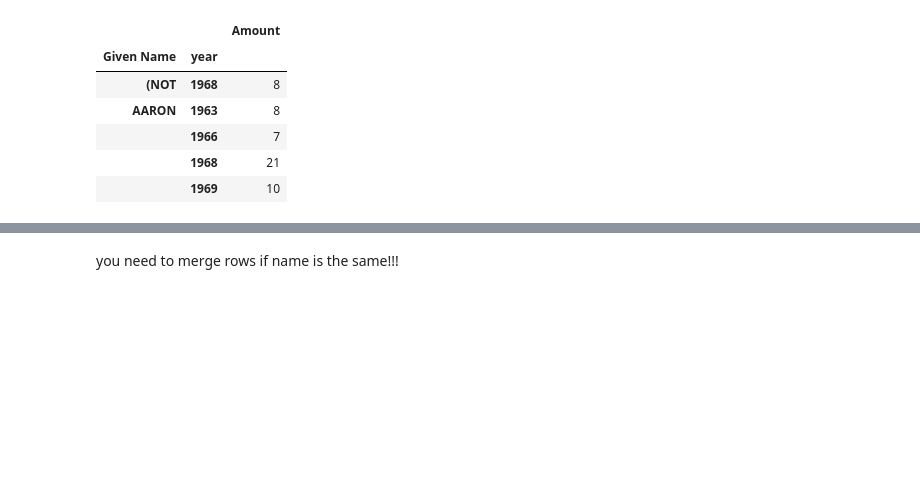
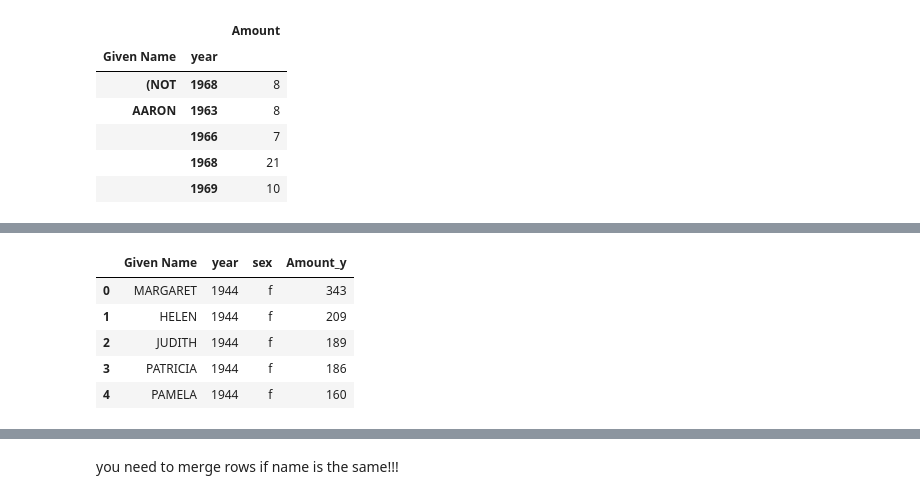
Before and after one commit to Kevinf7/PROJECT_Popular_baby_names, a Jupyter notebook: Baby Name.ipynb, the cells around one changed output, grey strips where cells are left out. Cells and saved outputs as stored; diff of their text form; code cells hidden in the pictures; blank space fills up the shorter version.

```diff
--- a/Baby Name.ipynb
+++ b/Baby Name.ipynb
@@ -78,0 +107,10 @@ df2.shape[0]
+# %%
+df2.Amount_y = df2.Amount_y.astype(int)
+df2.head()
+# %% [output]
+|  | Given Name | year | sex | Amount_y |
+| 0 | MARGARET | 1944 | f | 343 |
+| 1 | HELEN | 1944 | f | 209 |
+| 2 | JUDITH | 1944 | f | 189 |
+| 3 | PATRICIA | 1944 | f | 186 |
+| 4 | PAMELA | 1944 | f | 160 |
```
Also changed, not shown: parts of 15 cells of this notebook.
